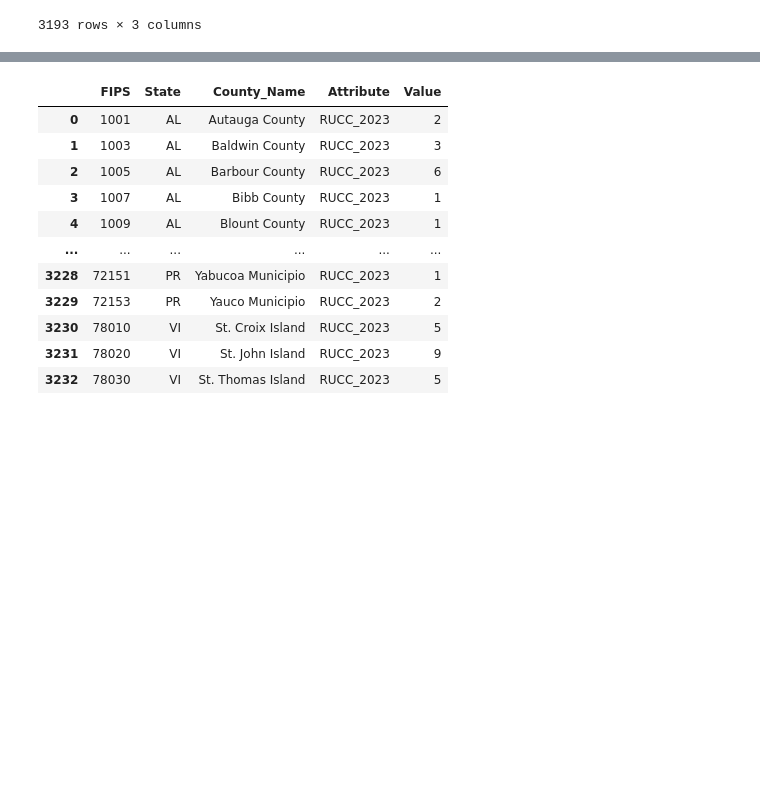
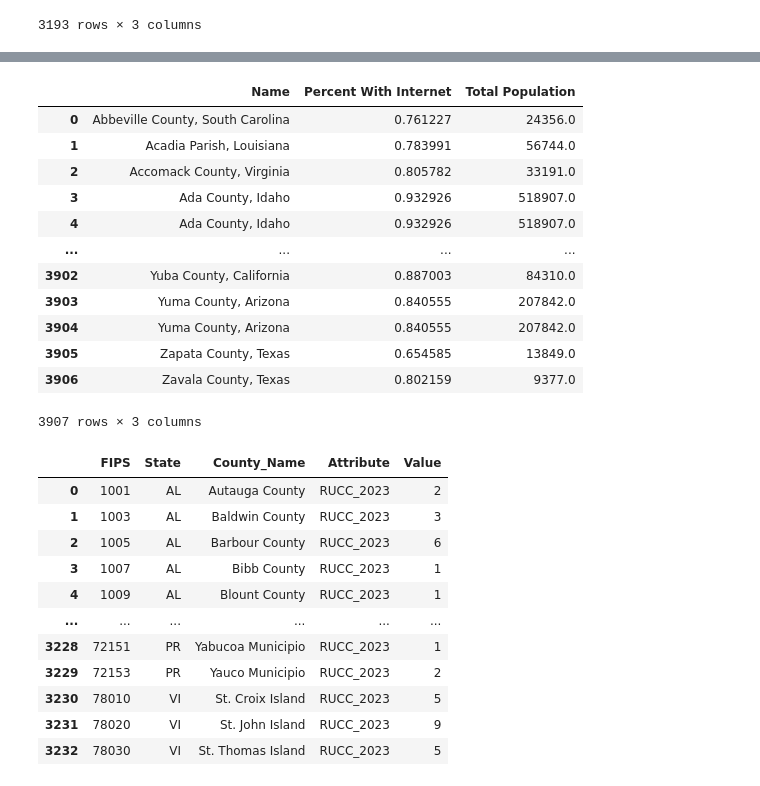
Before and after one commit to Apurv-Manjrekar/RADI, a Jupyter notebook: preprocessing.ipynb, the cells around one changed output, grey strips where cells are left out. Drawn from its saved outputs; the diff is of its cells as text; code cells hidden in the pictures; blank space fills up the shorter version.

```diff
--- a/preprocessing.ipynb
+++ b/preprocessing.ipynb
@@ -966,5 +1026,22 @@ base_df.head(1)
 # %%
 base_df.to_csv(processed_data_path + 'renamed_merged_df.csv', index=False)
+# %%
+renamed_merged_df = pd.read_csv(processed_data_path + 'renamed_merged_df.csv')
+renamed_merged_df[['Name', 'Percent With Internet', 'Total Population']]
+# %% [output]
+|  | Name | Percent With Internet | Total Population |
+| 0 | Abbeville County, South Carolina | 0.761227 | 24356.0 |
+| 1 | Acadia Parish, Louisiana | 0.783991 | 56744.0 |
+| 2 | Accomack County, Virginia | 0.805782 | 33191.0 |
+| 3 | Ada County, Idaho | 0.932926 | 518907.0 |
+| 4 | Ada County, Idaho | 0.932926 | 518907.0 |
+| ... | ... | ... | ... |
+| 3902 | Yuba County, California | 0.887003 | 84310.0 |
+| 3903 | Yuma County, Arizona | 0.840555 | 207842.0 |
+| 3904 | Yuma County, Arizona | 0.840555 | 207842.0 |
+| 3905 | Zapata County, Texas | 0.654585 | 13849.0 |
+| 3906 | Zavala County, Texas | 0.802159 | 9377.0 |
+3907 rows × 3 columns
 # %%
 base_df = base_df.drop(columns=['RISK_VALUE', 'RISK_RATNG', 'OID_', 'NRI_ID'])
 # %%
```
Also changed, not shown: parts of 20 cells of this notebook, 4 other files.
